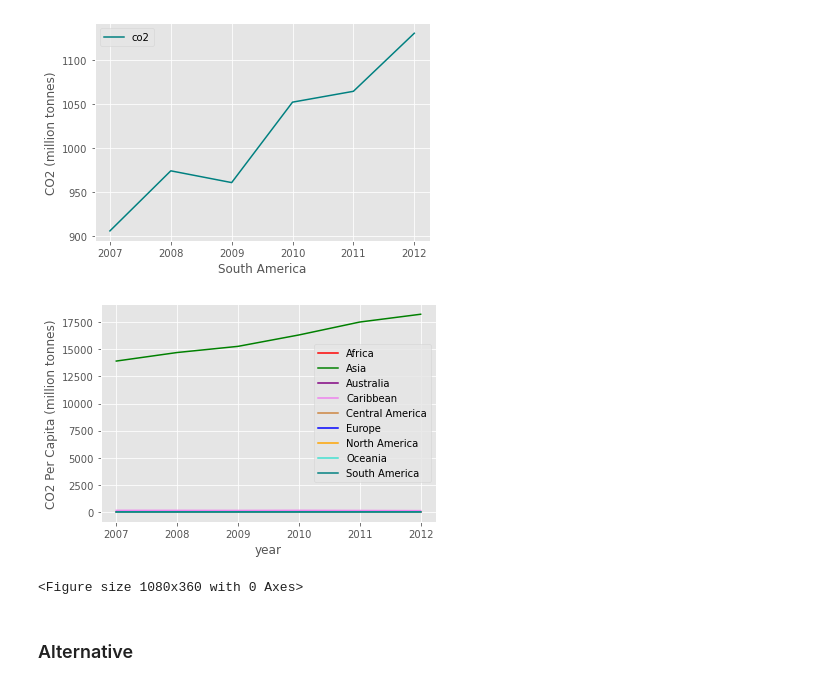
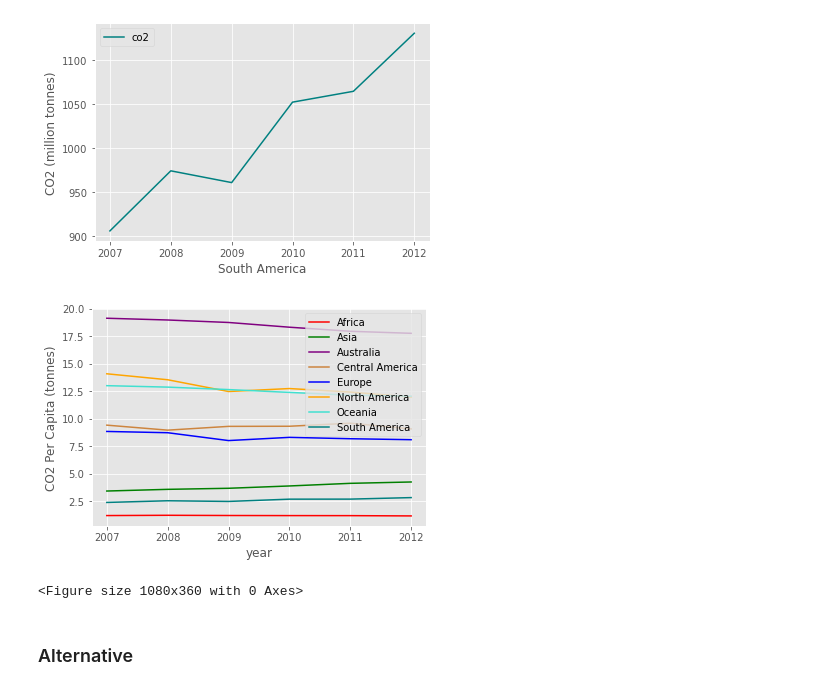
Before and after one commit to SoWhitIs/world_events_emissions, a Jupyter notebook: dev/script/eda/4_additional_EDA_geographic_region_plot_wdg.ipynb, the cells around one changed output. Saved outputs shown, nothing was run; the diff lists cells and outputs as text; code cells hidden in the pictures.

Commit message:
update in code, plots

```diff
--- a/dev/script/eda/4_additional_EDA_geographic_region_plot_wdg.ipynb
+++ b/dev/script/eda/4_additional_EDA_geographic_region_plot_wdg.ipynb
@@ -345,29 +345,29 @@ Text(0, 0.5, 'CO2 (million tonnes)')
 # %%
 # "test"  plot multiple regions
 axreg = plt.gca()
-axreg.set_ylabel("CO2 Per Capita (million tonnes)")
+axreg.set_ylabel("CO2 Per Capita (tonnes)")
 
 # #creating subplots
 # fig, axreg = plt.subplots(2)
 # axreg[0].plot(ax6_b,ax7 )
 # axreg[1].plot(ax5,ax4 )
 
 
 africa_df.plot.line(x="year",y="co2_per_capita", color= 'red', label='Africa', ax=axreg)
-asia_df.plot.line(x="year",y="co2", color= 'green', label='Asia', ax=axreg)
+asia_df.plot.line(x="year",y="co2_per_capita", color= 'green', label='Asia', ax=axreg)
 australia_df.plot.line(x="year",y="co2_per_capita", color= 'purple', label='Australia', ax=axreg)
-caribbean_df.plot.line(x="year",y="co2_per_capita", color= 'violet',label='Caribbean', ax=axreg)
+# caribbean_df.plot.line(x="year",y="co2_per_capita", color= 'violet',label='Caribbean', ax=axreg)
 central_america_df.plot.line(x="year",y="co2_per_capita", color= 'peru',label='Central America', ax=axreg)
 europe_df.plot.line(x="year",y="co2_per_capita", color= 'blue',label='Europe', ax=axreg)
 north_america_df.plot.line(x="year",y="co2_per_capita", color= 'orange',label='North America', ax=axreg)
 oceania_df.plot.line(x="year",y="co2_per_capita", color= 'turquoise', label='Oceania', ax=axreg)
 south_america_df.plot.line(x="year",y="co2_per_capita", color= 'teal', label='South America', ax=axreg)
 
 
 plt.figure(figsize=(15,5))
 plt.show()
 # %% [output]
-[figure, old version]
+[figure, new version]
 <Figure size 1080x360 with 0 Axes>
 # %%
 #combine dataframes, change name of  "country" columns to "continent"
```
Also changed, not shown: parts of 18 cells of this notebook.
